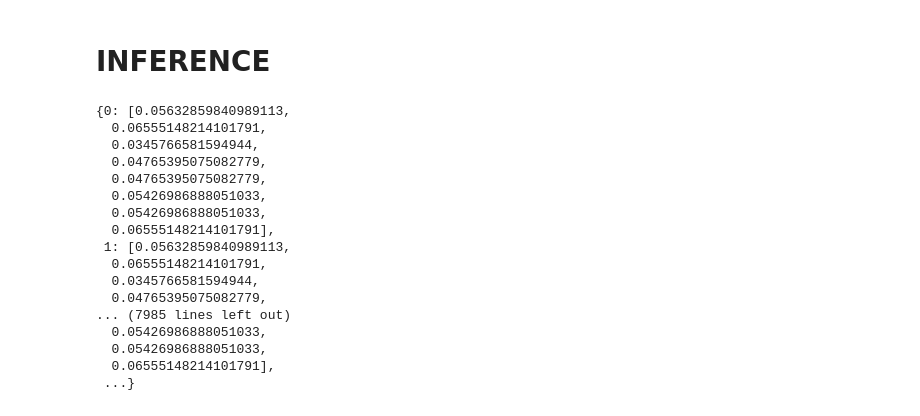
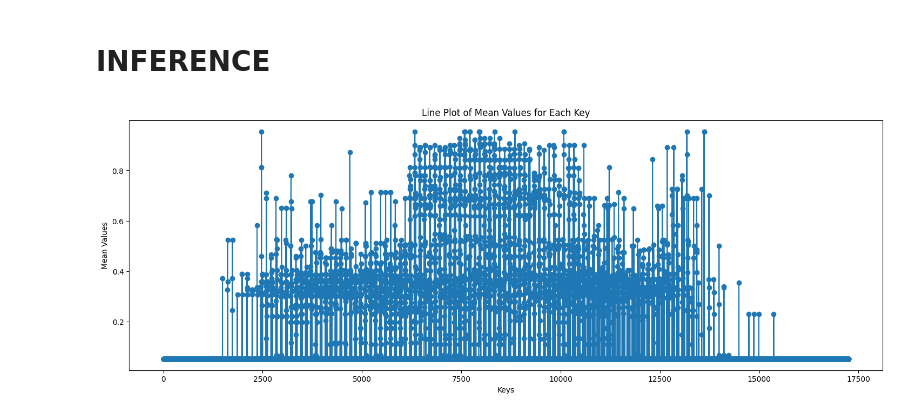
Before and after one commit to UhhBart/MSc_DSP_G2, a Jupyter notebook: AlihansWorkPlace.ipynb, the cells around one changed output. Cells and saved outputs as stored; diff of their text form; code cells hidden in the pictures.

```diff
--- a/AlihansWorkPlace.ipynb
+++ b/AlihansWorkPlace.ipynb
@@ -1276,6 +1244,7 @@ def make_prediction(
         for i, row in grid.iterrows():
             pred_dict[row['grid_id']].append(row['prediction'])
 # %%
+
 class makeTreePrediction():
     def __init__(
         self,
@@ -1296,24 +1265,7 @@ class makeTreePrediction():
         self,
     ):
         vars = {
-            #'wind_direction_10m': None,
             'wind_gusts_10m': None
-            # 'temperature_2m': None,
-            # 'relative_humidity_2m': None,
-            # 'dew_point_2m': None,
-            # 'apparent_temperature': None,
-            # 'precipitation': None,
-            # 'rain': None,
-            # 'snowfall': None,
-            # 'snow_depth': None,
-            # 'weather_code': None,
-            # 'pressure_msl': None,
-            # 'surface_pressure': None,
-            # 'wind_speed_10m': None,
-            # 'wind_speed_100m': None,
-            # 'wind_direction_10m': None,
-            # 'wind_direction_100m': None,
-            # 'wind_gusts_10m': None,
         }
         response = self.request_weather(vars=vars)
         weather_vars = self.extract_weather_vars(response=response, vars=vars)
@@ -1372,38 +1324,34 @@ class makeTreePrediction():
         clf,
         weather_vars
     ):
+        all_preds = []
         pred_dict = {}
         for grid_id in grid_df.grid_id:
             pred_dict[grid_id] = []
 
         for i in range(self.hours_to_predict):
-            grid = grid_df.copy()
+            grid = grid_df.copy(deep=True)
             for var, values in weather_vars.items():
-                grid[var] = values[i]
-            grid['prediction'] = clf.predict(xgb.DMatrix(grid[FEATURE_COLS]))
-            for i, row in grid.iterrows():
-                pred_dict[row['grid_id']].append(row['prediction'])
+                grid[str(var)] = values[i]
+            preds = clf.predict(xgb.DMatrix(grid[FEATURE_COLS]))
+            for id_, pred in zip(grid['grid_id'], preds):
+                pred_dict[id_].append(pred)
+                all_preds.append(preds)
         return pred_dict
 # %%
 predictor = makeTreePrediction(model_name="xgboost_model_buildings.pkl", grid_path=GRID_ENRICHED_PATH, hours_to_predict=8)
 pred_dict = predictor.get_predictions()
 # %%
 pred_dict
-# %% [output]
-{0: [0.05632859840989113,
-  0.06555148214101791,
-  0.0345766581594944,
-  0.04765395075082779,
-  0.04765395075082779,
-  0.05426986888051033,
-  0.05426986888051033,
-  0.06555148214101791],
- 1: [0.05632859840989113,
-  0.06555148214101791,
-  0.0345766581594944,
-  0.04765395075082779,
-... (7985 lines left out)
-  0.05426986888051033,
-  0.05426986888051033,
-  0.06555148214101791],
- ...}
+# %%
+# Calculate the mean for each key
+means = {key: sum(values) / len(values) for key, values in pred_dict.items()}
+plt.figure(figsize=(18, 6))
+# Create a line plot
+plt.plot(list(means.keys()), list(means.values()), marker='o', linestyle='-')
+plt.xlabel('Keys')
+plt.ylabel('Mean Values')
+plt.title('Line Plot of Mean Values for Each Key')
+plt.show()
+# %% [output]
+[figure, added]
```
Also changed, not shown: parts of 3 cells of this notebook.
